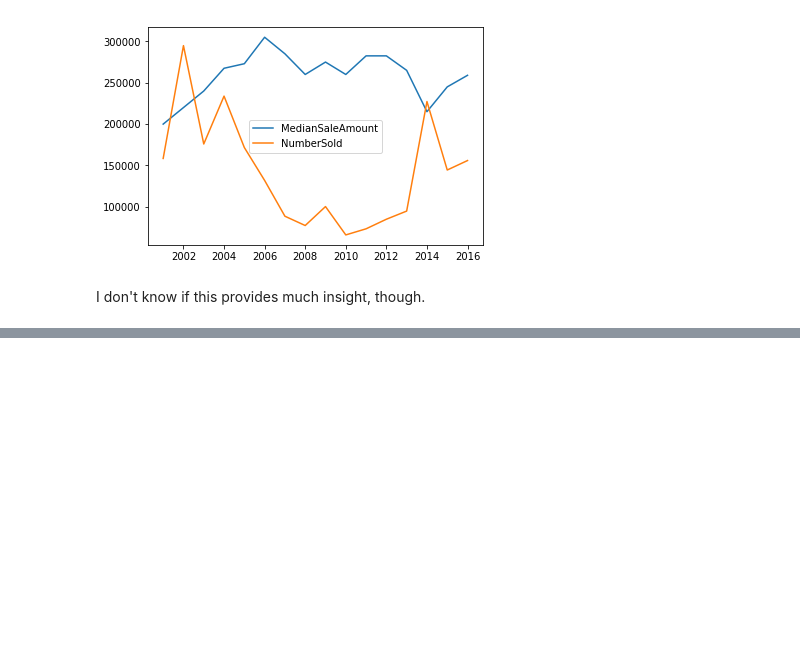
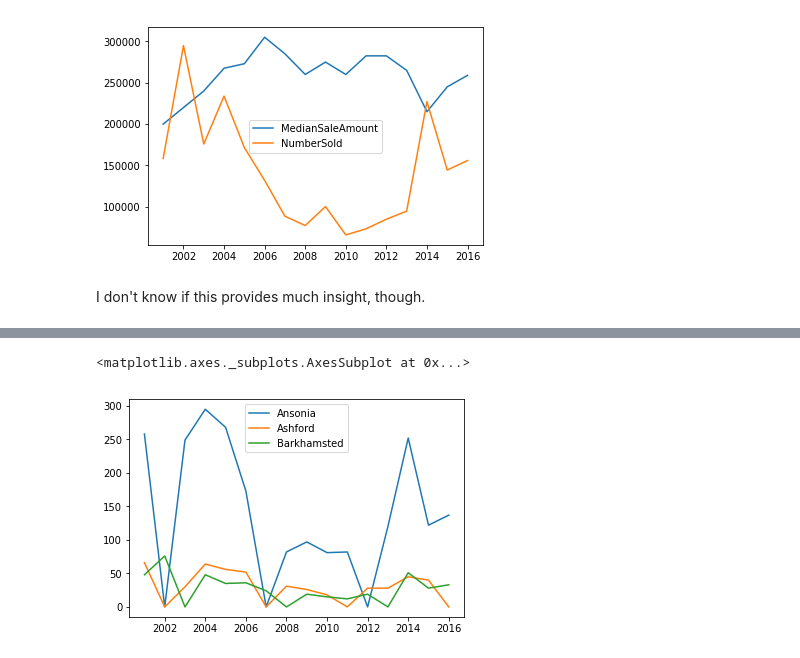
Before and after one commit to jamiekasulis/ct_real_estate_sales, a Jupyter notebook: Data Exploration.ipynb, the cells around one changed output, grey strips where cells are left out. Cells and saved outputs as stored; diff of their text form; code cells hidden in the pictures; blank space fills up the shorter version.

```diff
--- a/Data Exploration.ipynb
+++ b/Data Exploration.ipynb
@@ -652,0 +1118,8 @@ I don't know if this provides much insight, though.
+# %%
+# Now let's look at some places that have not "recovered" in this way
+ct_not_recovered_sale_numbers = ct_towns_recovered_sales[ct_towns_recovered_sales['2016PctOfPreRecessionMean'] < 1]
+# %%
+ct_not_recovered_sale_numbers[1:4].transpose()[0:-3].plot()
+# %% [output]
+<matplotlib.axes._subplots.AxesSubplot at 0x...>
+[figure, added]
```
Also changed, not shown: parts of 71 cells of this notebook.
